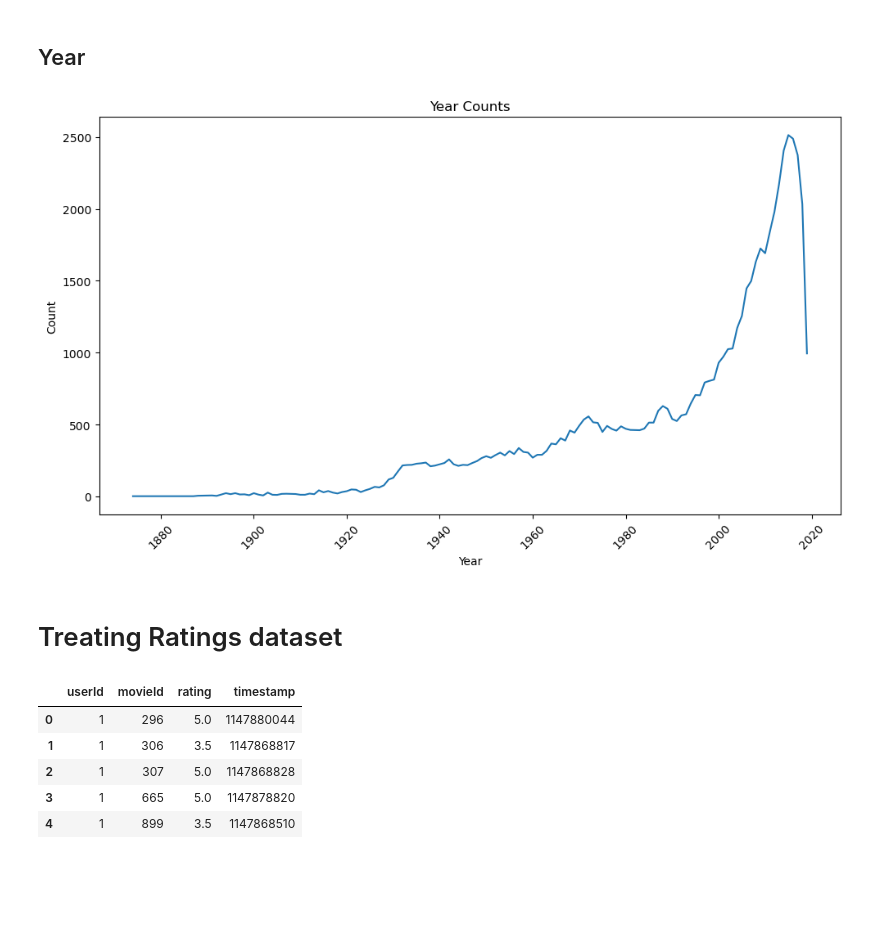
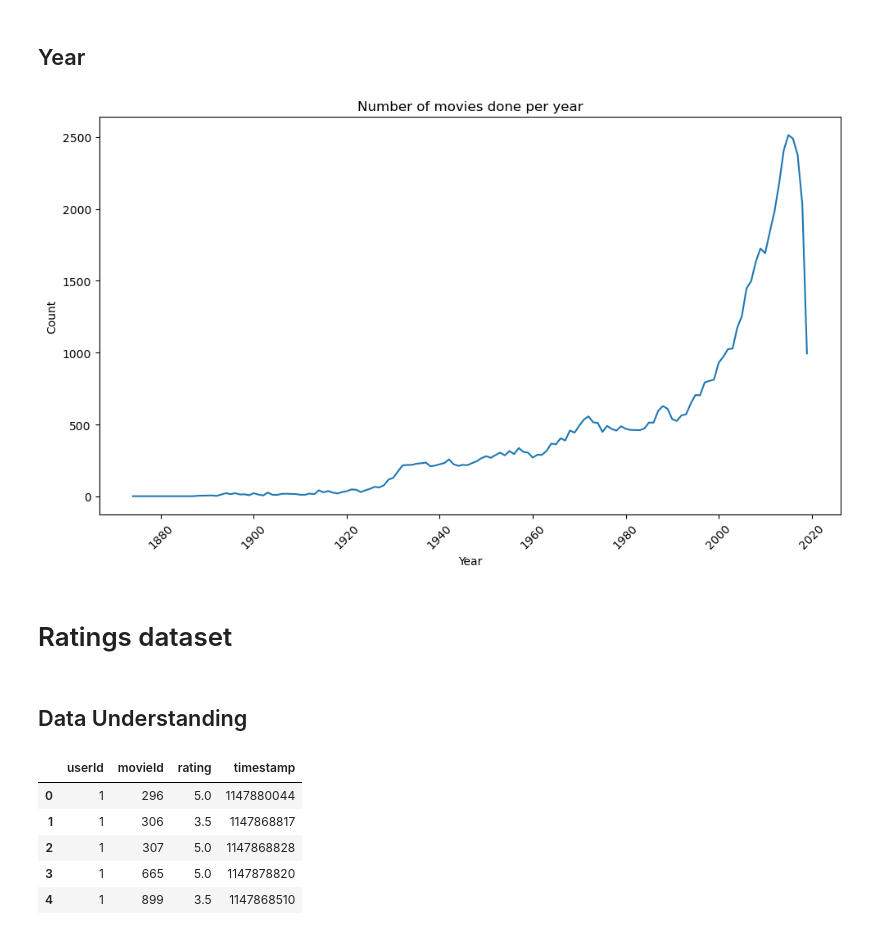
Before and after one commit to IC2020341/Capstone_Project, a Jupyter notebook: Jupyter Notebook/Capstone Project Jupyter Notebook.ipynb, the cells around one changed output. Saved outputs shown, nothing was run; the diff lists cells and outputs as text; code cells hidden in the pictures; blank space fills up the shorter version.

```diff
--- a/Jupyter Notebook/Capstone Project Jupyter Notebook.ipynb
+++ b/Jupyter Notebook/Capstone Project Jupyter Notebook.ipynb
@@ -263,21 +285,23 @@ plt.show()
 # %%
 year_counts = movies_encoded['year'].replace(0, np.NaN)
 year_counts = year_counts.dropna()
 year_counts = year_counts.value_counts().reset_index()
 year_counts
 
 plt.figure(figsize=(10, 6))
 sns.lineplot(x='year', y='count', data=year_counts)
-plt.title('Year Counts')
+plt.title('Number of movies done per year')
 plt.xlabel('Year')
 plt.ylabel('Count')
 plt.xticks(rotation=45)
 plt.tight_layout()
 plt.show();
 # %% [output]
-[figure, old version]
+[figure, new version]
 # %% [markdown]
-# Treating Ratings dataset
+# Ratings dataset
+# %% [markdown]
+## Data Understanding
 # %%
 ratings.head()
 # %% [output]
```
Also changed, not shown: parts of 16 cells of this notebook.
